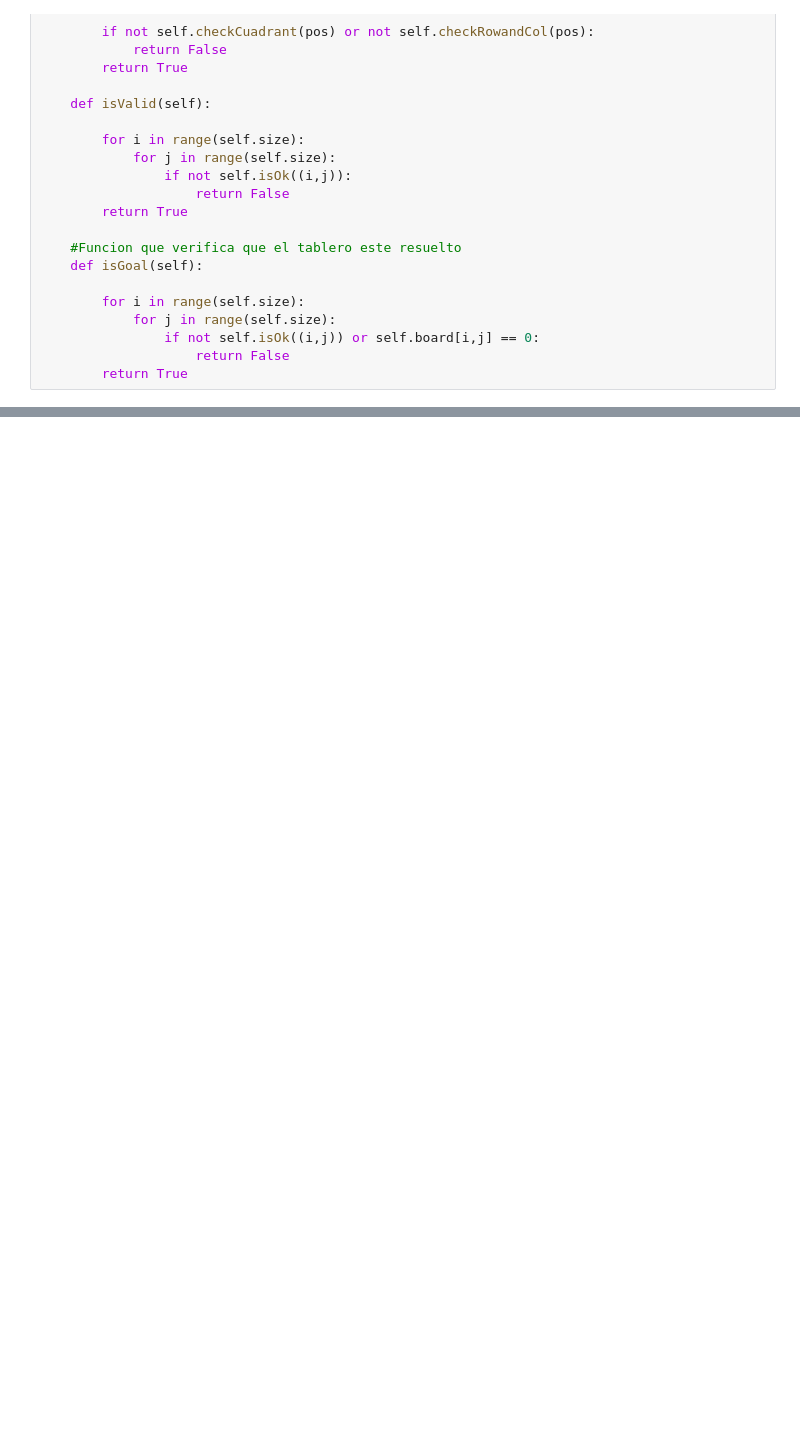
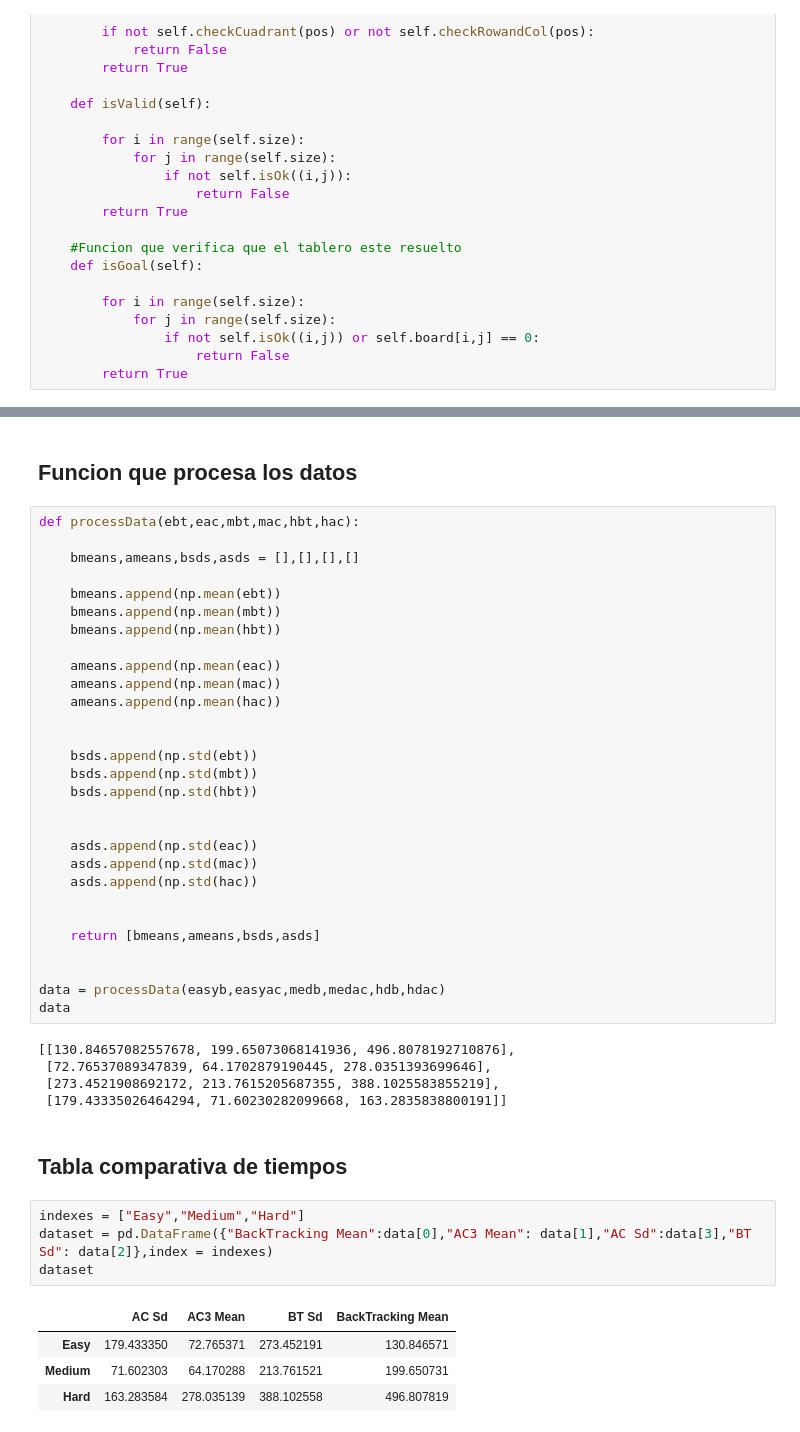
Before and after one commit to Famvazpom/IA-Projects, a Jupyter notebook: Sudoku/Sudoku.ipynb, the cells around one changed output, grey strips where cells are left out. Cells and saved outputs as stored; diff of their text form; blank space fills up the shorter version.

```diff
--- a/Sudoku/Sudoku.ipynb
+++ b/Sudoku/Sudoku.ipynb
@@ -610,0 +655,47 @@ dataset
+# %% [markdown]
+## Funcion que procesa los datos
+# %%
+def processData(ebt,eac,mbt,mac,hbt,hac):
+
+    bmeans,ameans,bsds,asds = [],[],[],[]
+
+    bmeans.append(np.mean(ebt))
+    bmeans.append(np.mean(mbt))
+    bmeans.append(np.mean(hbt))
+
+    ameans.append(np.mean(eac))
+    ameans.append(np.mean(mac))
+    ameans.append(np.mean(hac))
+
+
+    bsds.append(np.std(ebt))
+    bsds.append(np.std(mbt))
+    bsds.append(np.std(hbt))
+
+
+    asds.append(np.std(eac))
+    asds.append(np.std(mac))
+    asds.append(np.std(hac))
+
+
+    return [bmeans,ameans,bsds,asds]
+
+
+data = processData(easyb,easyac,medb,medac,hdb,hdac)
+data
+# %% [output]
+[[130.84657082557678, 199.65073068141936, 496.8078192710876],
+ [72.76537089347839, 64.1702879190445, 278.0351393699646],
+ [273.4521908692172, 213.7615205687355, 388.1025583855219],
+ [179.43335026464294, 71.60230282099668, 163.2835838800191]]
+# %% [markdown]
+## Tabla comparativa de tiempos
+# %%
+indexes = ["Easy","Medium","Hard"]
+dataset = pd.DataFrame({"BackTracking Mean":data[0],"AC3 Mean": data[1],"AC Sd":data[3],"BT Sd": data[2]},index = indexes)
+dataset
+# %% [output]
+|  | AC Sd | AC3 Mean | BT Sd | BackTracking Mean |
+| Easy | 179.433350 | 72.765371 | 273.452191 | 130.846571 |
+| Medium | 71.602303 | 64.170288 | 213.761521 | 199.650731 |
+| Hard | 163.283584 | 278.035139 | 388.102558 | 496.807819 |
```
Also changed, not shown: parts of 39 cells of this notebook, 29 other files.
